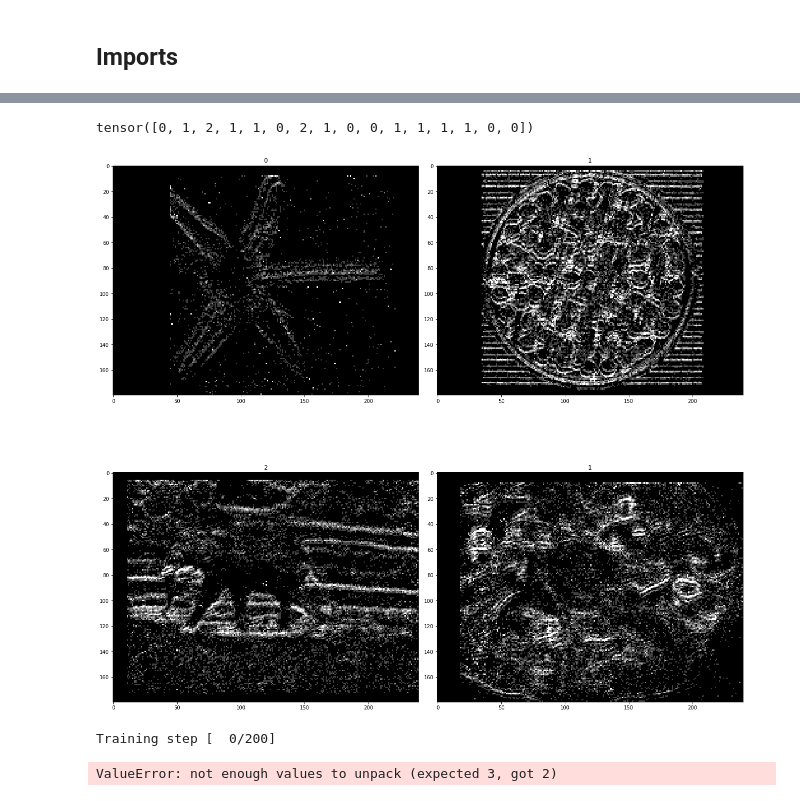
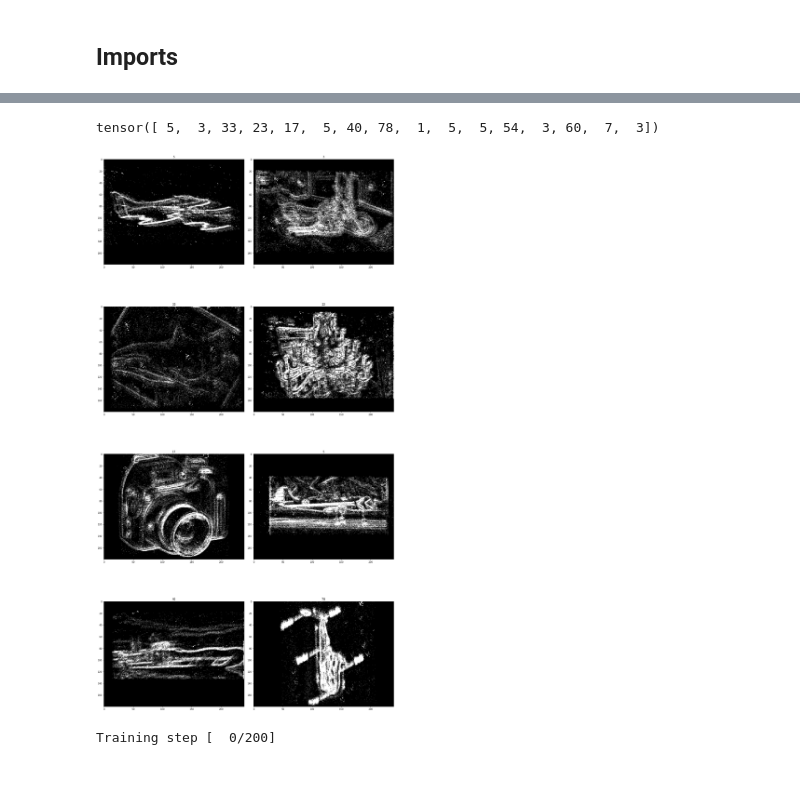
Before and after one commit to uzh-rpg/rpg_event_representation_learning, a Jupyter notebook: main.ipynb, the cells around one changed output, grey strips where cells are left out. Cells and saved outputs as stored; diff of their text form; code cells hidden in the pictures.

```diff
--- a/main.ipynb
+++ b/main.ipynb
@@ -26,7 +30,7 @@ from utils.train_eval import train_one_epoch, eval_one_epoch
 # %%
 class FLAGS:
-    validation_dataset = 'N-Caltech101/validation_test'
-    training_dataset = 'N-Caltech101/training_test'
+    validation_dataset = 'N-Caltech101/validation'
+    training_dataset = 'N-Caltech101/training'
     log_dir = 'log/temp'
     device = 'cuda'
     num_workers = 0
@@ -90,14 +94,14 @@ preprocessed = preprocessed.cpu().numpy()
 
 print(labels)
 
-fig = plt.figure(figsize=(18, 18))
+fig = plt.figure(figsize=(18, 36))
 ax = []
-rows = 2
+rows = 4
 columns = 2
 for i in range(rows * columns):
     ax.append( fig.add_subplot(rows, columns, i+1))
     ax[-1].set_title( str( labels[i].item()))
-    plt.imshow(preprocessed[i][0], cmap='gray', vmin=0, vmax=4)
+    plt.imshow(preprocessed[i][0], cmap='gray', vmin=0, vmax=8)
 plt.tight_layout()
 plt.show()
 # %% [output]
@@ -106,25 +110,25 @@ tensor([1, 0, 2, 1, 1, 0, 2, 1, 2, 0, 1, 2, 1, 0, 0, 0])
 # %%
 """ Visualization of validation set """
 itr = iter(validation_loader)
 events, labels = next(itr)
 preprocessed = model.quantization_layer.forward(events)
 preprocessed = preprocessed.cpu().numpy()
 
 print(labels)
 
-fig = plt.figure(figsize=(18, 18))
+fig = plt.figure(figsize=(18, 36))
 ax = []
-rows = 2
+rows = 4
 columns = 2
 for i in range(rows * columns):
     ax.append( fig.add_subplot(rows, columns, i+1))
     ax[-1].set_title( str( labels[i].item()))
-    plt.imshow(preprocessed[i][0], cmap='gray', vmin=0, vmax=4)
+    plt.imshow(preprocessed[i][0], cmap='gray', vmin=0, vmax=8)
 plt.tight_layout()
 plt.show()
 # %% [output]
-tensor([0, 1, 2, 1, 1, 0, 2, 1, 0, 0, 1, 1, 1, 1, 0, 0])
+tensor([ 5,  3, 33, 23, 17,  5, 40, 78,  1,  5,  5, 54,  3, 60,  7,  3])
-[figure, old version]
+[figure, new version]
 # %%
 iteration = 0
 min_validation_loss = 1000
@@ -162,4 +166,3 @@ for i in range(flags.num_epochs):
             }, "log/checkpoint_%05d_%.4f.pth" % (iteration, min_validation_loss))
 # %% [output]
 Training step [  0/200]
-ValueError: not enough values to unpack (expected 3, got 2)
```
Also changed, not shown: parts of 4 cells of this notebook, 1 other file.
